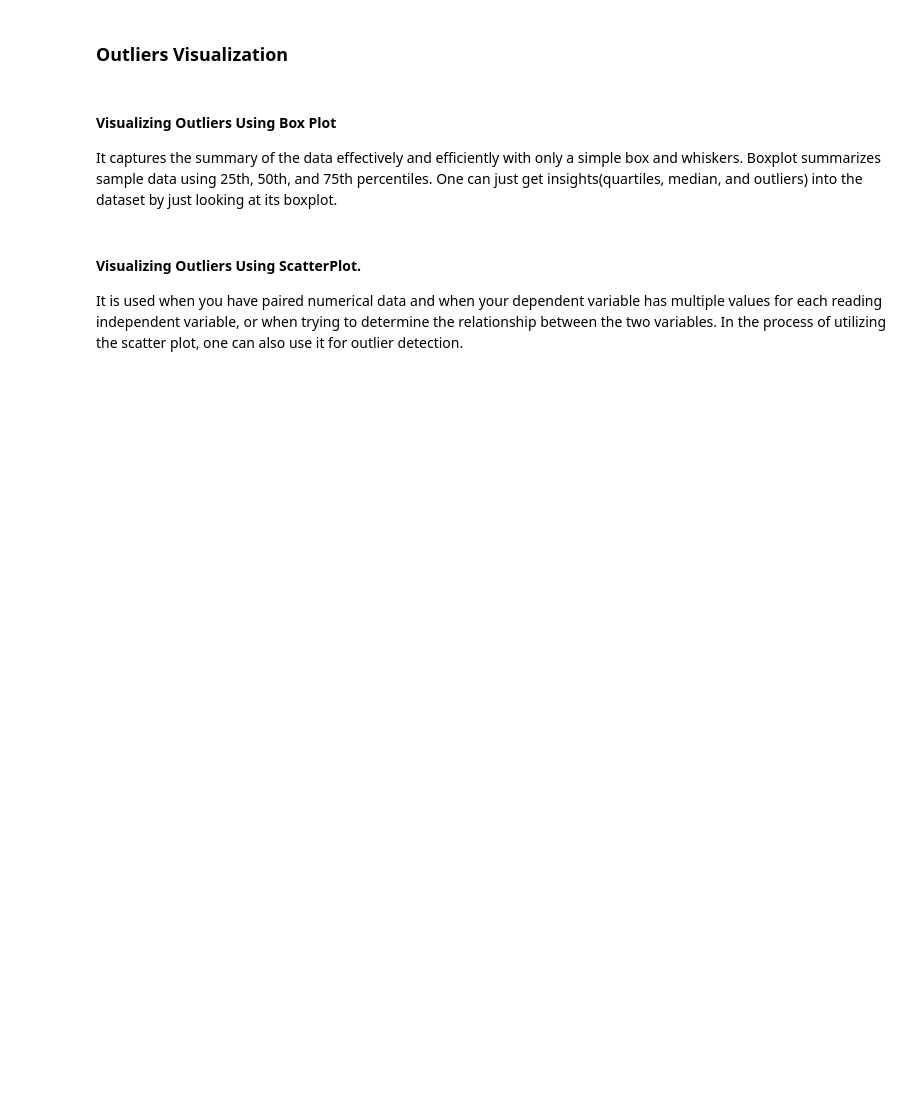
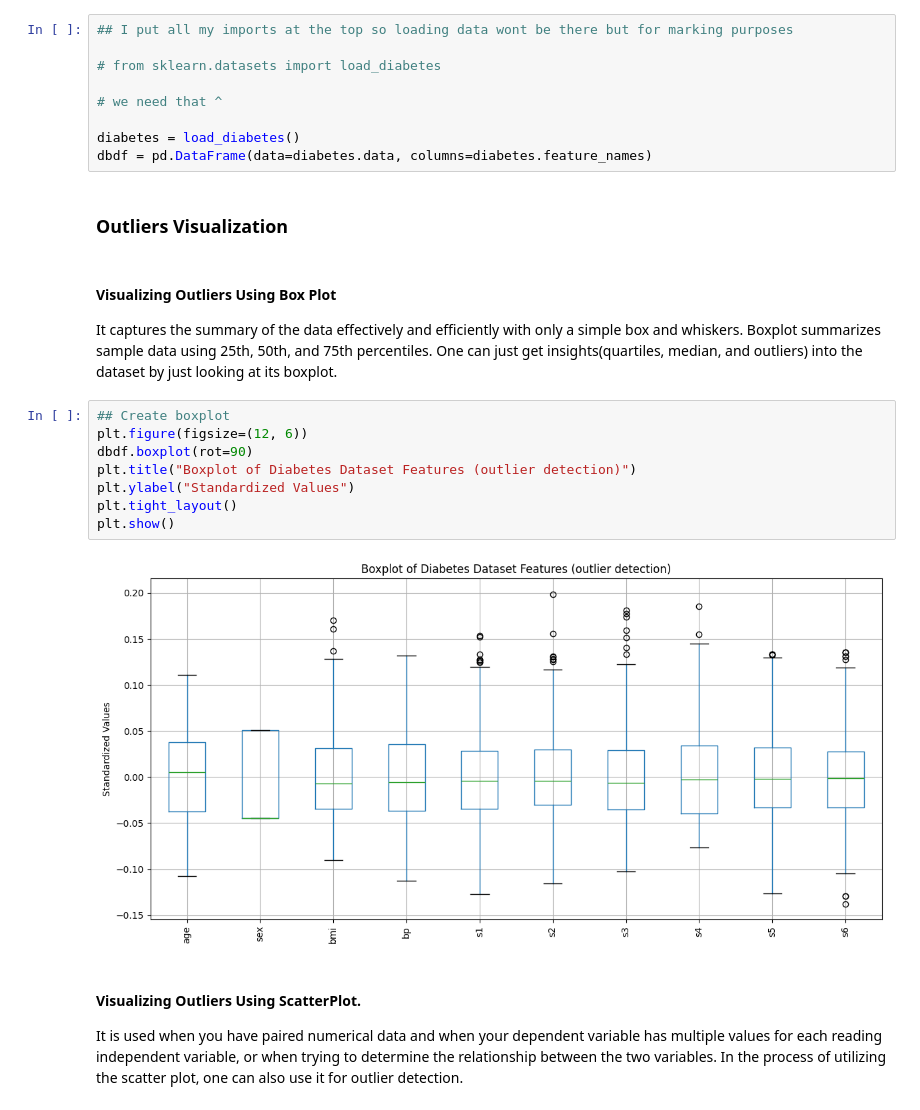
Before and after one commit to ParthiOS/PROG8245Lab4, a Jupyter notebook: week5Lab_Students.ipynb, the cells around one changed output. Cells and saved outputs as stored; diff of their text form; blank space fills up the shorter version.

```diff
--- a/week5Lab_Students.ipynb
+++ b/week5Lab_Students.ipynb
@@ -383,11 +435,30 @@ An Outlier is a data-item/object that deviates significantly from the rest of th
 
 
 https://www.geeksforgeeks.org/detect-and-remove-the-outliers-using-python/
+# %%
+## I put all my imports at the top so loading data wont be there but for marking purposes
+
+# from sklearn.datasets import load_diabetes
+
+# we need that ^
+
+diabetes = load_diabetes()
+dbdf = pd.DataFrame(data=diabetes.data, columns=diabetes.feature_names)
 # %% [markdown]
 ### Outliers Visualization
 # %% [markdown]
 #### Visualizing Outliers Using Box Plot
 It captures the summary of the data effectively and efficiently with only a simple box and whiskers. Boxplot summarizes sample data using 25th, 50th, and 75th percentiles. One can just get insights(quartiles, median, and outliers) into the dataset by just looking at its boxplot.
+# %%
+## Create boxplot
+plt.figure(figsize=(12, 6))
+dbdf.boxplot(rot=90)
+plt.title("Boxplot of Diabetes Dataset Features (outlier detection)")
+plt.ylabel("Standardized Values")
+plt.tight_layout()
+plt.show()
+# %% [output]
+[figure, added]
 # %% [markdown]
 #### Visualizing Outliers Using ScatterPlot.
 
```
Also changed, not shown: parts of 35 cells of this notebook.
